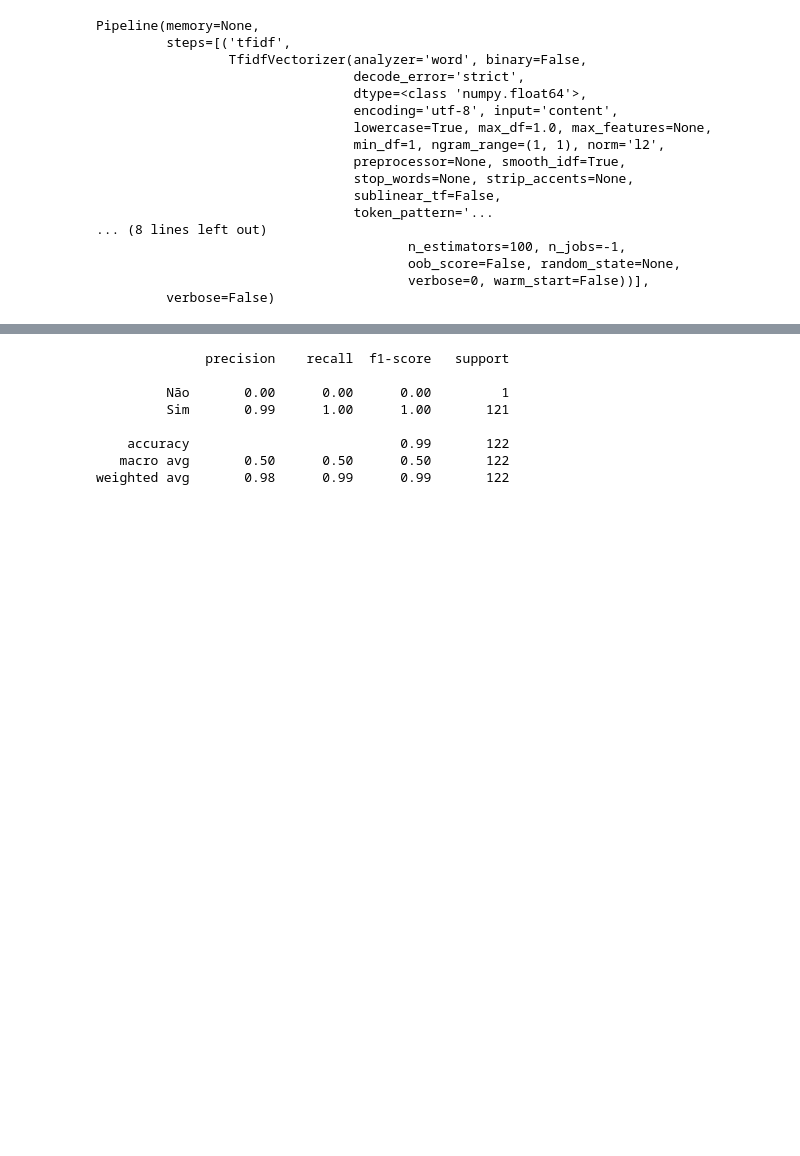
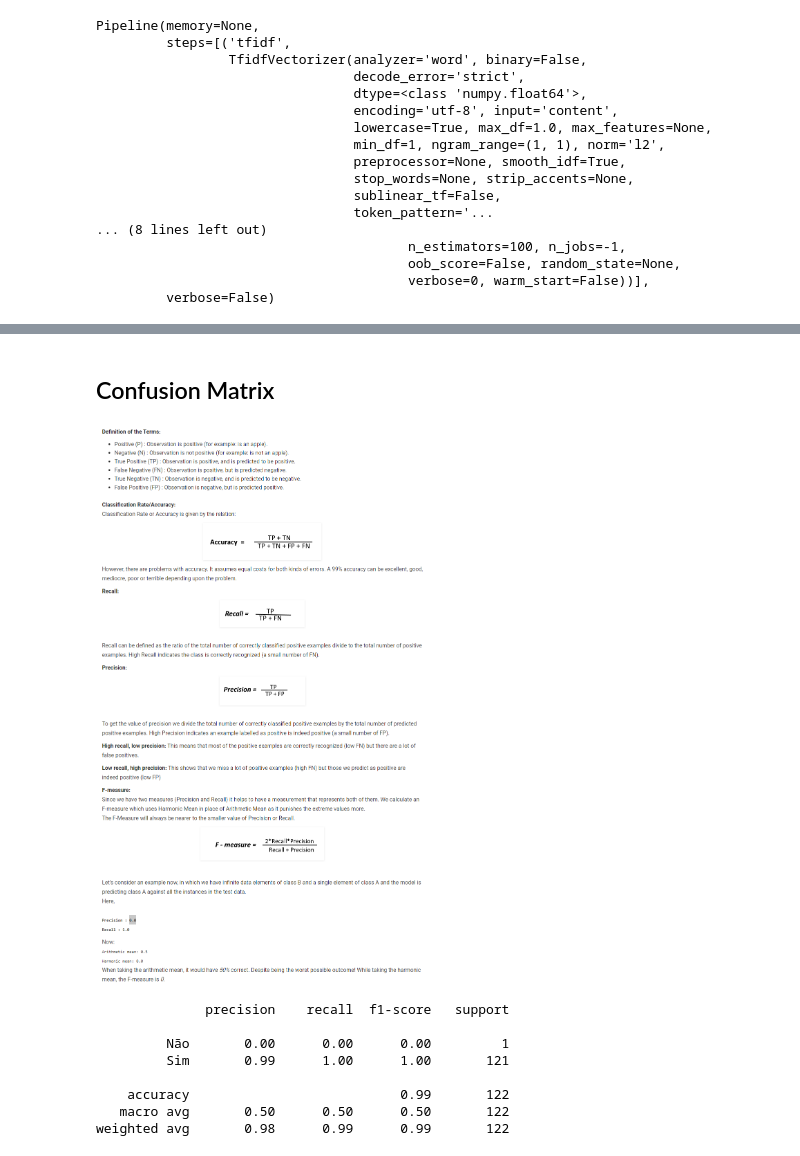
Before and after one commit to Ponter255/cuddly-chainsaw, a Jupyter notebook: Adverse_Events.ipynb, the cells around one changed output, grey strips where cells are left out. Drawn from its saved outputs; the diff is of its cells as text; code cells hidden in the pictures; blank space fills up the shorter version.

Commit message:
adjust confusion matrix image

```diff
--- a/Adverse_Events.ipynb
+++ b/Adverse_Events.ipynb
@@ -384,3 +380,9 @@ Pipeline(memory=None,
+# %% [markdown]
+## Confusion Matrix
+# %%
+Image('Confusion Matrix.png')
+# %% [output]
+[figure, added]
 # %%
 result_pred = clf.predict(feature_test)
 print(classification_report(result_test, result_pred))
```
Also changed, not shown: parts of 1 cell of this notebook.
